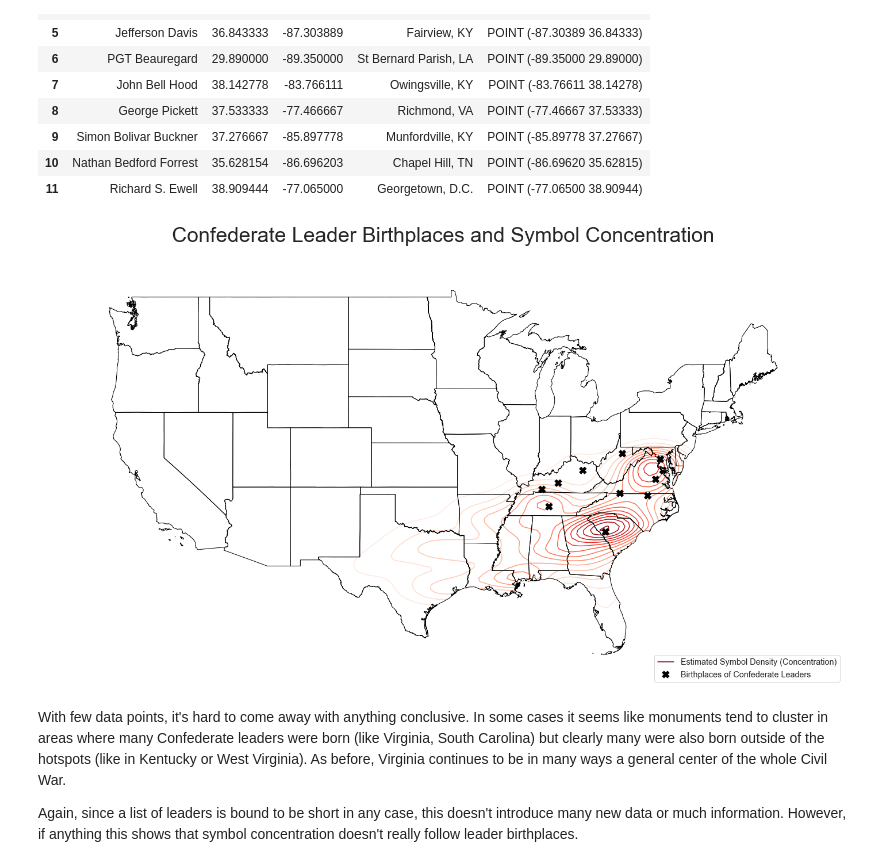
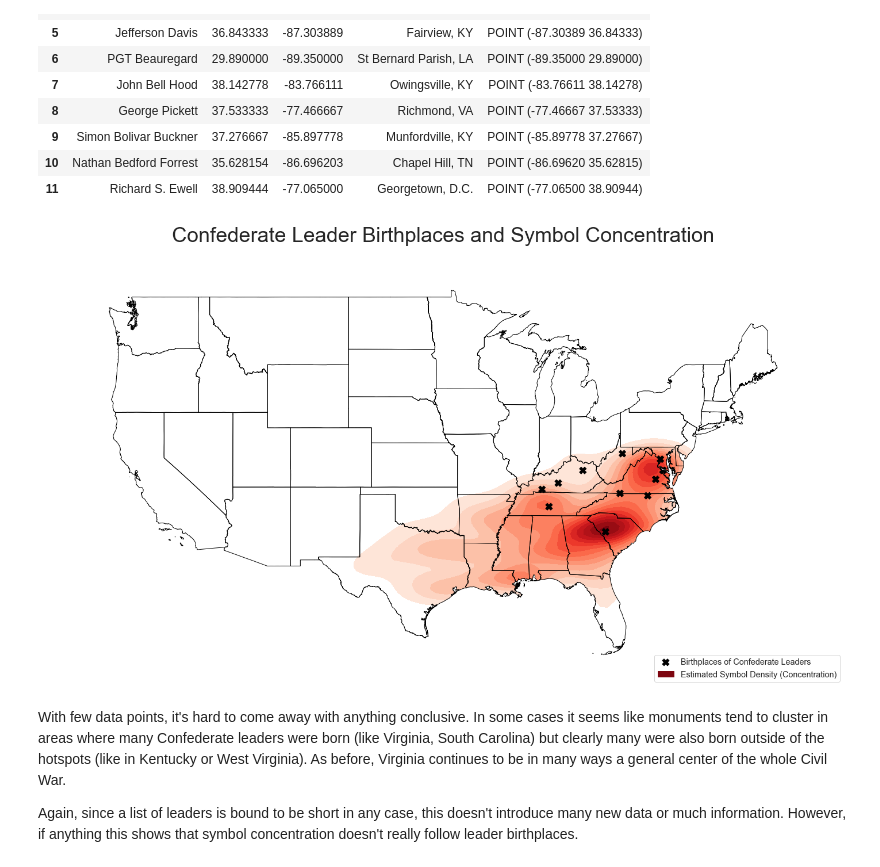
Before and after one commit to c1rowe/confederate-symbols, a Jupyter notebook: confederate nb v2.ipynb, the cells around one changed output. Cells and saved outputs as stored; diff of their text form; code cells hidden in the pictures.

Commit message:
add all plots, update code
added code and all images generated thereof

```diff
--- a/confederate nb v2.ipynb
+++ b/confederate nb v2.ipynb
@@ -641,16 +641,16 @@ gendf
 # %%
 ax = gplt.pointplot(gendf, projection=gplt.crs.Mercator(), marker='X', s=12, color='Black', figsize=(25,25), zorder=1,
                     label='Birthplaces of Confederate Leaders')
-gplt.kdeplot(gdf, ax=ax, clip=statemap['geometry'], cmap='Reds', n_levels=15, shade=False, zorder=0,
+gplt.kdeplot(gdf, ax=ax, clip=statemap['geometry'], cmap='Reds', n_levels=15, shade=True, zorder=0,
              label='Estimated Symbol Density (Concentration)')
 gplt.polyplot(statemap, ax=ax, zorder=2)
 
 plt.title('Confederate Leader Birthplaces and Symbol Concentration', fontdict={'fontsize':36})
 plt.legend(loc='lower right', fontsize='x-large')
 plt.savefig('leaders_plot.png', bbox_inches='tight')
 plt.show()
 # %% [output]
-[figure, old version]
+[figure, new version]
 # %% [markdown]
 With few data points, it's hard to come away with anything conclusive. In some cases it seems like monuments tend to cluster in areas where many Confederate leaders were born (like Virginia, South Carolina) but clearly many were also born outside of the hotspots (like in Kentucky or West Virginia). As before, Virginia continues to be in many ways a general center of the whole Civil War.
 
```
Also changed, not shown: parts of 2 cells of this notebook, 19 other files.
